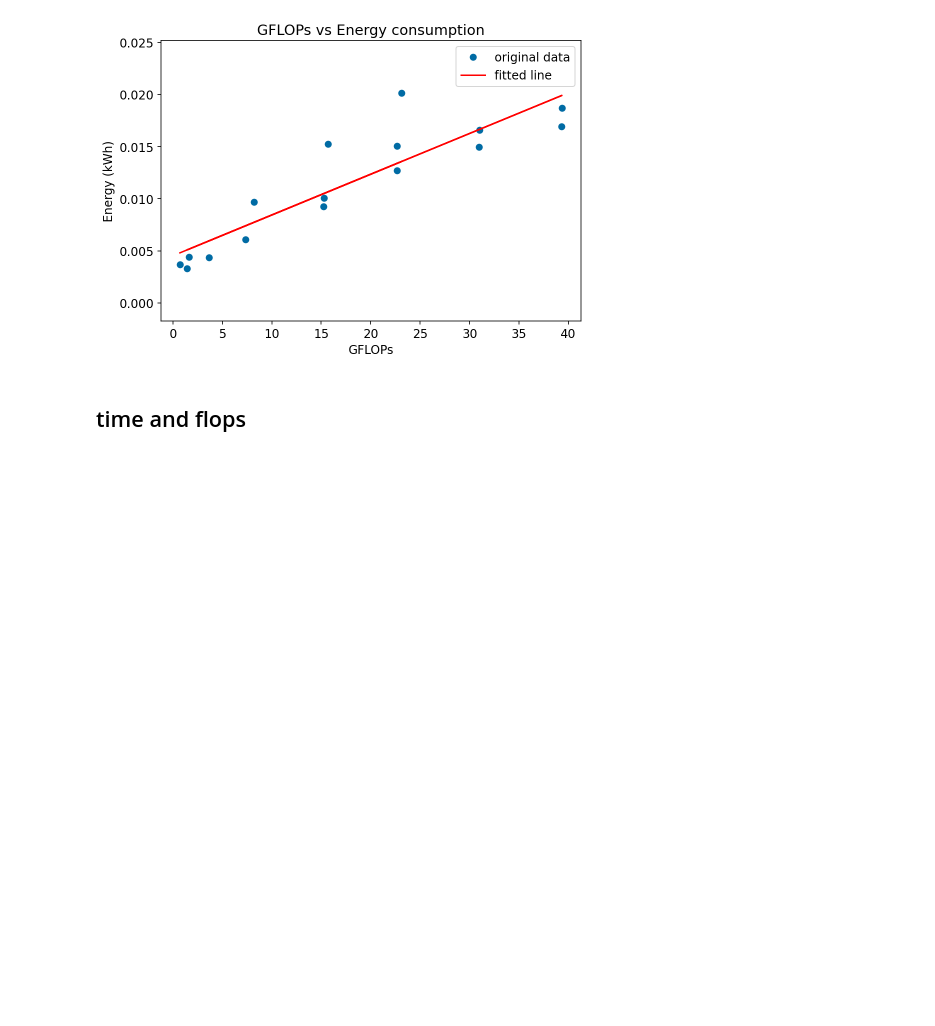
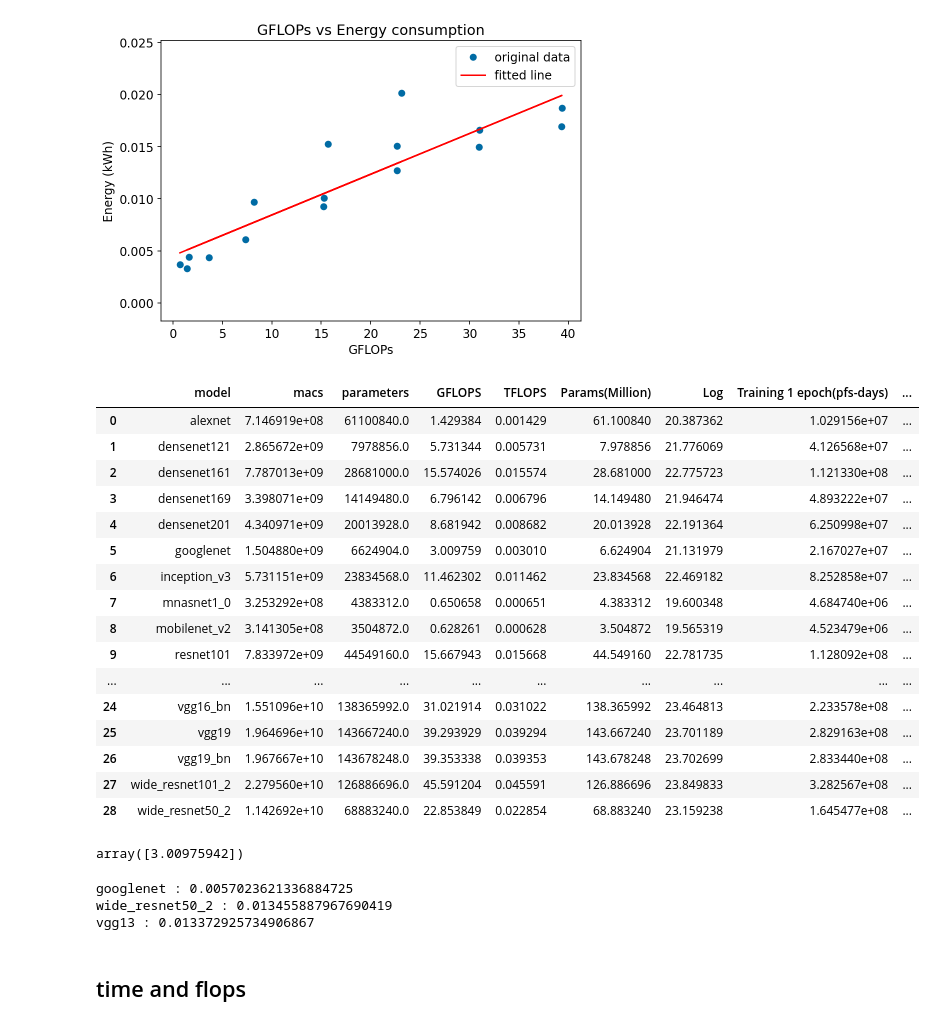
Before and after one commit to MScDissertation/model_hub, a Jupyter notebook: Training and FLOP analysis.ipynb, the cells around one changed output. Saved outputs shown, nothing was run; the diff lists cells and outputs as text; code cells hidden in the pictures; blank space fills up the shorter version.

```diff
--- a/Training and FLOP analysis.ipynb
+++ b/Training and FLOP analysis.ipynb
@@ -350,6 +351,49 @@ plt.tight_layout()
 plt.savefig('viz/training_fit_minus_densenet.png',dpi=300)
 # %% [output]
 [figure]
+# %%
+merge_df
+# %% [output]
+|  | model | macs | parameters | GFLOPS | TFLOPS | Params(Million) | Log | Training 1 epoch(pfs-days) | ... |
+| 0 | alexnet | 7.146919e+08 | 61100840.0 | 1.429384 | 0.001429 | 61.100840 | 20.387362 | 1.029156e+07 | ... |
+| 1 | densenet121 | 2.865672e+09 | 7978856.0 | 5.731344 | 0.005731 | 7.978856 | 21.776069 | 4.126568e+07 | ... |
+| 2 | densenet161 | 7.787013e+09 | 28681000.0 | 15.574026 | 0.015574 | 28.681000 | 22.775723 | 1.121330e+08 | ... |
+| 3 | densenet169 | 3.398071e+09 | 14149480.0 | 6.796142 | 0.006796 | 14.149480 | 21.946474 | 4.893222e+07 | ... |
+| 4 | densenet201 | 4.340971e+09 | 20013928.0 | 8.681942 | 0.008682 | 20.013928 | 22.191364 | 6.250998e+07 | ... |
+| 5 | googlenet | 1.504880e+09 | 6624904.0 | 3.009759 | 0.003010 | 6.624904 | 21.131979 | 2.167027e+07 | ... |
+| 6 | inception_v3 | 5.731151e+09 | 23834568.0 | 11.462302 | 0.011462 | 23.834568 | 22.469182 | 8.252858e+07 | ... |
+| 7 | mnasnet1_0 | 3.253292e+08 | 4383312.0 | 0.650658 | 0.000651 | 4.383312 | 19.600348 | 4.684740e+06 | ... |
+| 8 | mobilenet_v2 | 3.141305e+08 | 3504872.0 | 0.628261 | 0.000628 | 3.504872 | 19.565319 | 4.523479e+06 | ... |
+| 9 | resnet101 | 7.833972e+09 | 44549160.0 | 15.667943 | 0.015668 | 44.549160 | 22.781735 | 1.128092e+08 | ... |
+| ... | ... | ... | ... | ... | ... | ... | ... | ... | ... |
+| 24 | vgg16_bn | 1.551096e+10 | 138365992.0 | 31.021914 | 0.031022 | 138.365992 | 23.464813 | 2.233578e+08 | ... |
+| 25 | vgg19 | 1.964696e+10 | 143667240.0 | 39.293929 | 0.039294 | 143.667240 | 23.701189 | 2.829163e+08 | ... |
+| 26 | vgg19_bn | 1.967667e+10 | 143678248.0 | 39.353338 | 0.039353 | 143.678248 | 23.702699 | 2.833440e+08 | ... |
+| 27 | wide_resnet101_2 | 2.279560e+10 | 126886696.0 | 45.591204 | 0.045591 | 126.886696 | 23.849833 | 3.282567e+08 | ... |
+| 28 | wide_resnet50_2 | 1.142692e+10 | 68883240.0 | 22.853849 | 0.022854 | 68.883240 | 23.159238 | 1.645477e+08 | ... |
+# %%
+googlenet = merge_df[merge_df["model"] == "googlenet"]
+wide_resnet50_2 = merge_df[merge_df["model"] == "wide_resnet50_2"]
+vgg13 = merge_df[merge_df["model"] == "vgg13"]
+googlenet["GFLOPS"].values
+# %% [output]
+array([3.00975942])
+# %%
+slope =0.0003907221729635673
+intercept =0.004526382391445618
+energy = intercept + slope * googlenet["GFLOPS"].values[0]
+print(f"googlenet : {energy}")
+
+energy = intercept + slope * wide_resnet50_2["GFLOPS"].values[0]
+print(f"wide_resnet50_2 : {energy}")
+
+
+energy = intercept + slope * vgg13["GFLOPS"].values[0]
+print(f"vgg13 : {energy}")
+# %% [output]
+googlenet : 0.0057023621336884725
+wide_resnet50_2 : 0.013455887967690419
+vgg13 : 0.013372925734906867
 # %% [markdown]
 ## time and flops
 # %%
```
Also changed, not shown: parts of 5 cells of this notebook, 5 other files.
